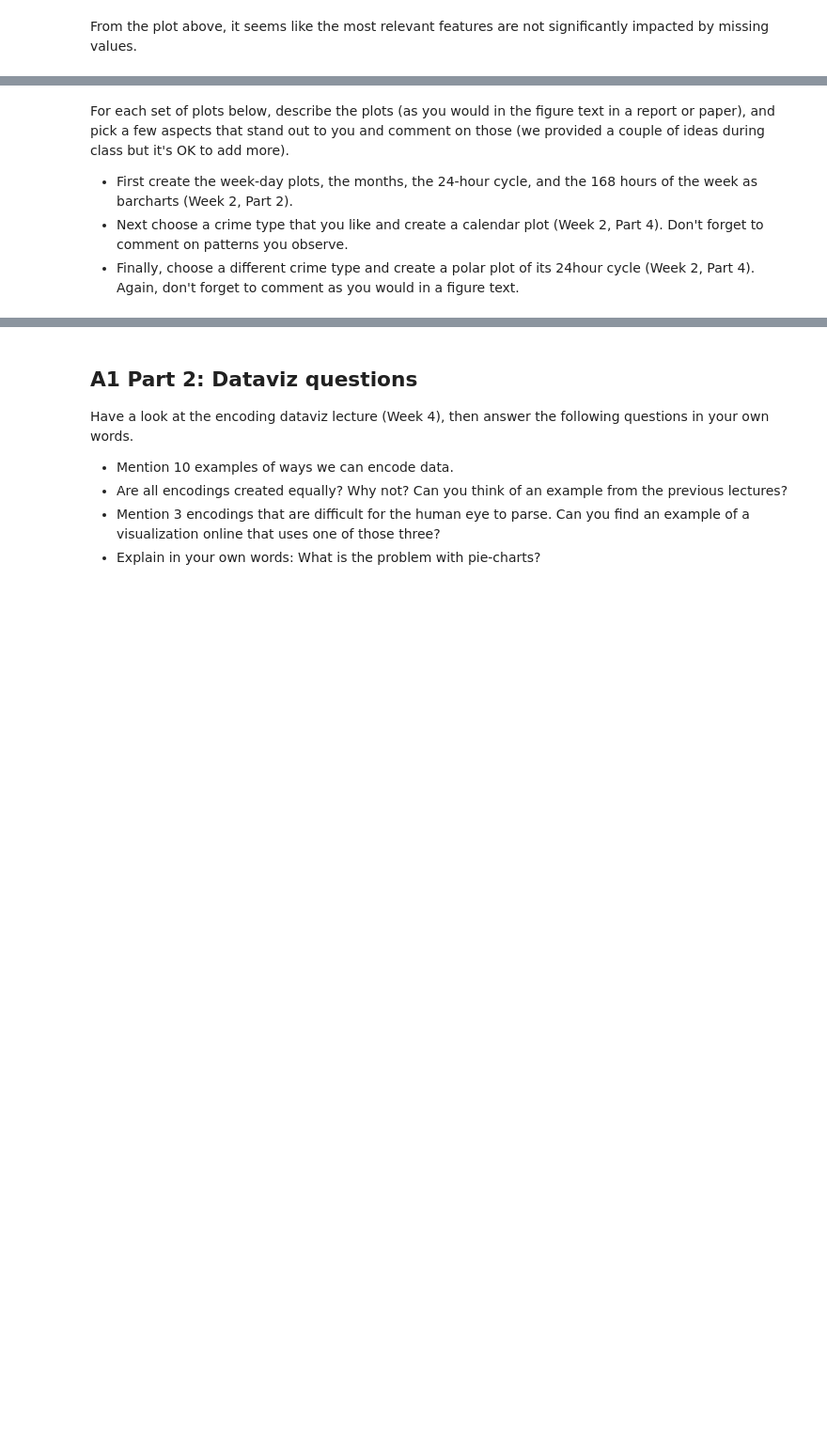
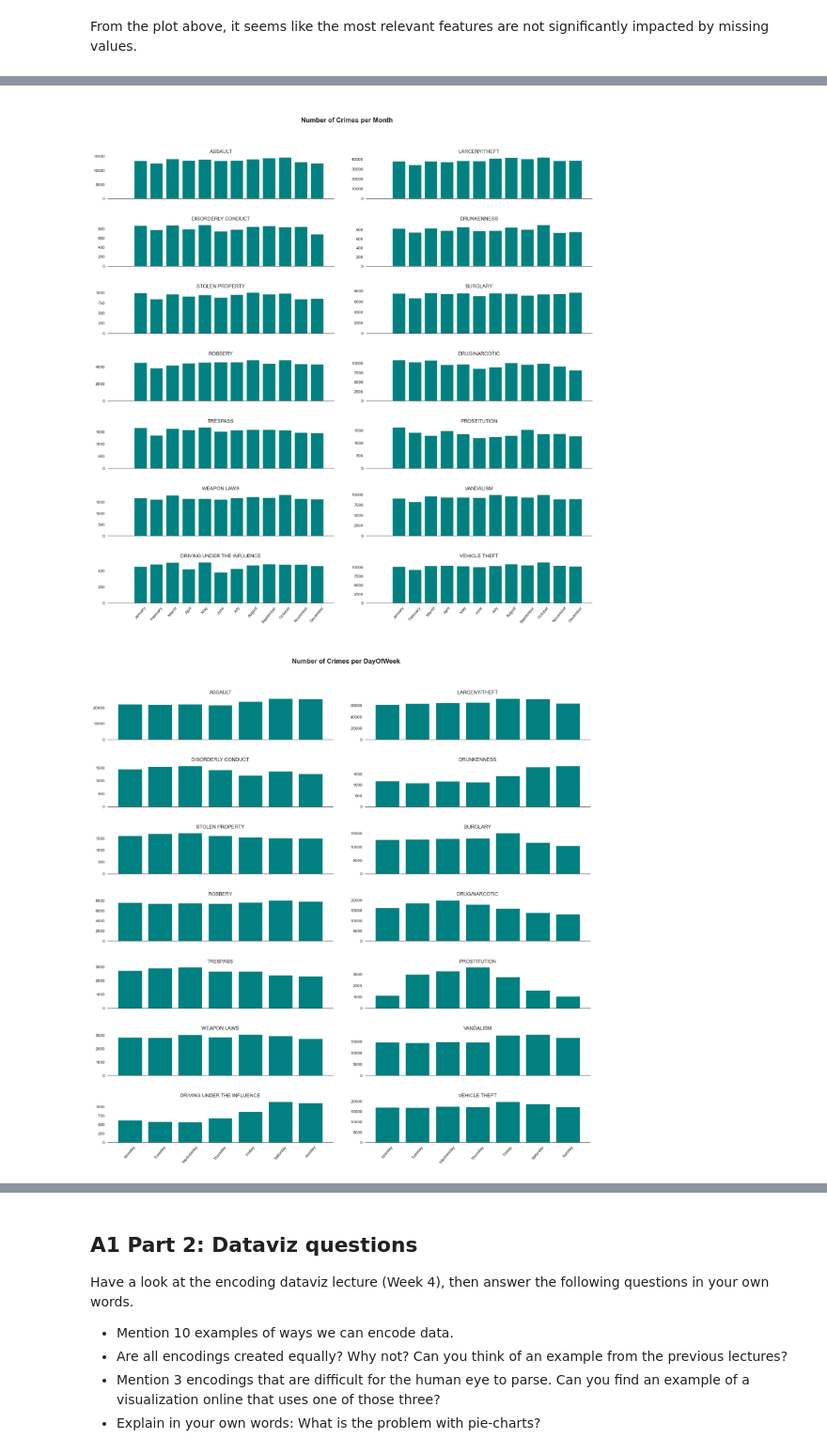
Before and after one commit to jens-create/socialdata2023, a Jupyter notebook: assignments/Assignment1.ipynb, the cells around one changed output, grey strips where cells are left out. Shown at 94% size. Drawn from its saved outputs; the diff is of its cells as text; code cells hidden in the pictures; blank space fills up the shorter version.

Commit message:
part one w/o comments

```diff
--- a/assignments/Assignment1.ipynb
+++ b/assignments/Assignment1.ipynb
@@ -65,2 +73,9 @@ From the plot above, it seems like the most relevant features are not significan
 # %%
-focuscrimes = set(['WEAPON LAWS', 'PROSTITUTION', 'DRIVING UNDER THE INFLUENCE', 'ROBBERY', 'BURGLARY', 'ASSAULT', 'DRUNKENNESS', 'DRUG/NARCOTIC', 'TRESPASS', 'LARCENY/THEFT', 'VANDALISM', 'VEHICLE THEFT', 'STOLEN PROPERTY', 'DISORDERLY CONDUCT'])
+focuscrimes = set(['WEAPON LAWS', 'PROSTITUTION', 'DRIVING UNDER THE INFLUENCE', 'ROBBERY',
+                    'BURGLARY', 'ASSAULT', 'DRUNKENNESS', 'DRUG/NARCOTIC', 'TRESPASS', 'LARCENY/THEFT',
+                    'VANDALISM', 'VEHICLE THEFT', 'STOLEN PROPERTY', 'DISORDERLY CONDUCT'])
+timeframe = ['Month','DayOfWeek','Hour','HoW']
+
+# Get focus crimes-data
+crime_df = data[data.Category.isin(focuscrimes)]
+crime_df[['Category','Timestamp','year']+timeframe].head()
@@ -67,6 +89,33 @@ focuscrimes = set(['WEAPON LAWS', 'PROSTITUTION', 'DRIVING UNDER THE INFLUENCE',
-# %% [markdown]
-For each set of plots below, describe the plots (as you would in the figure text in a report or paper), and pick a few aspects that stand out to you and comment on those (we provided a couple of ideas during class but it's OK to add more).
-
-* First create the week-day plots, the months, the 24-hour cycle, and the 168 hours of the week as barcharts (Week 2, Part 2).
-* Next choose a crime type that you like and create a calendar plot (Week 2, Part 4). Don't forget to comment on patterns you observe.
-* Finally, choose a different crime type and create a polar plot of its 24hour cycle (Week 2, Part 4). Again, don't forget to comment as you would in a figure text.
+# %%
+for t in timeframe:
+    # Count crime occurences per timeframe by category
+    grouped = crime_df.groupby(['Category', t]).size().reset_index(name='counts')
+    pivot = grouped.pivot(index=t, columns='Category', values='counts')
+    plt.rcParams["figure.figsize"] = (18,18)
+
+    # Timeframe plot settings
+    fig, axes = plt.subplots(7,2,sharex=True)
+    fig.suptitle(f"\n\nNumber of Crimes per {t}", weight='bold', fontsize=16)
+    fig.tight_layout(pad=5.0)
+    index = list(pivot.index)
+    x_pos = np.arange(len(index))
+
+    for i, c in enumerate(focuscrimes):
+        # plot by category
+        ax = axes[int(np.floor(i/2)),i%2]
+        ax.bar(x_pos, pivot[c], color=plt_color)
+        if t=='HoW':
+          ticks=np.arange(0,171,10)
+          ax.set_xticks(ticks)
+          ax.set_xticklabels(ticks)
+        else:
+          ax.set_xticks(x_pos)
+          ax.set_xticklabels(index, rotation=50)
+        ax.set_title(f'\n\n{c}')
+        ax.spines["top"].set_visible(False)
+        ax.spines["right"].set_visible(False)
+        ax.spines["left"].set_visible(False)
+    plt.show()
+# %% [output]
+[figure, added]
+[figure, added]
```
Also changed, not shown: parts of 11 cells of this notebook.
